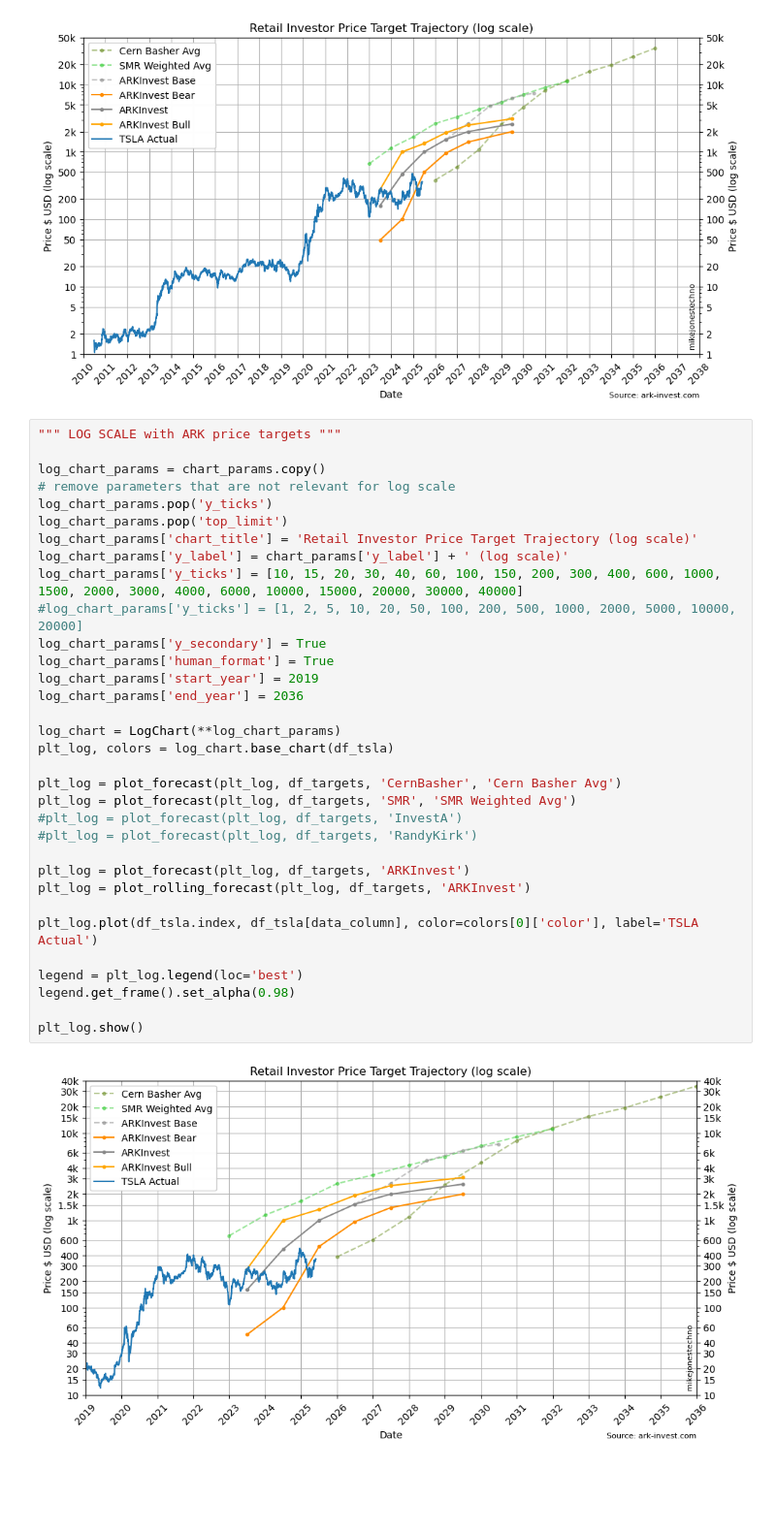
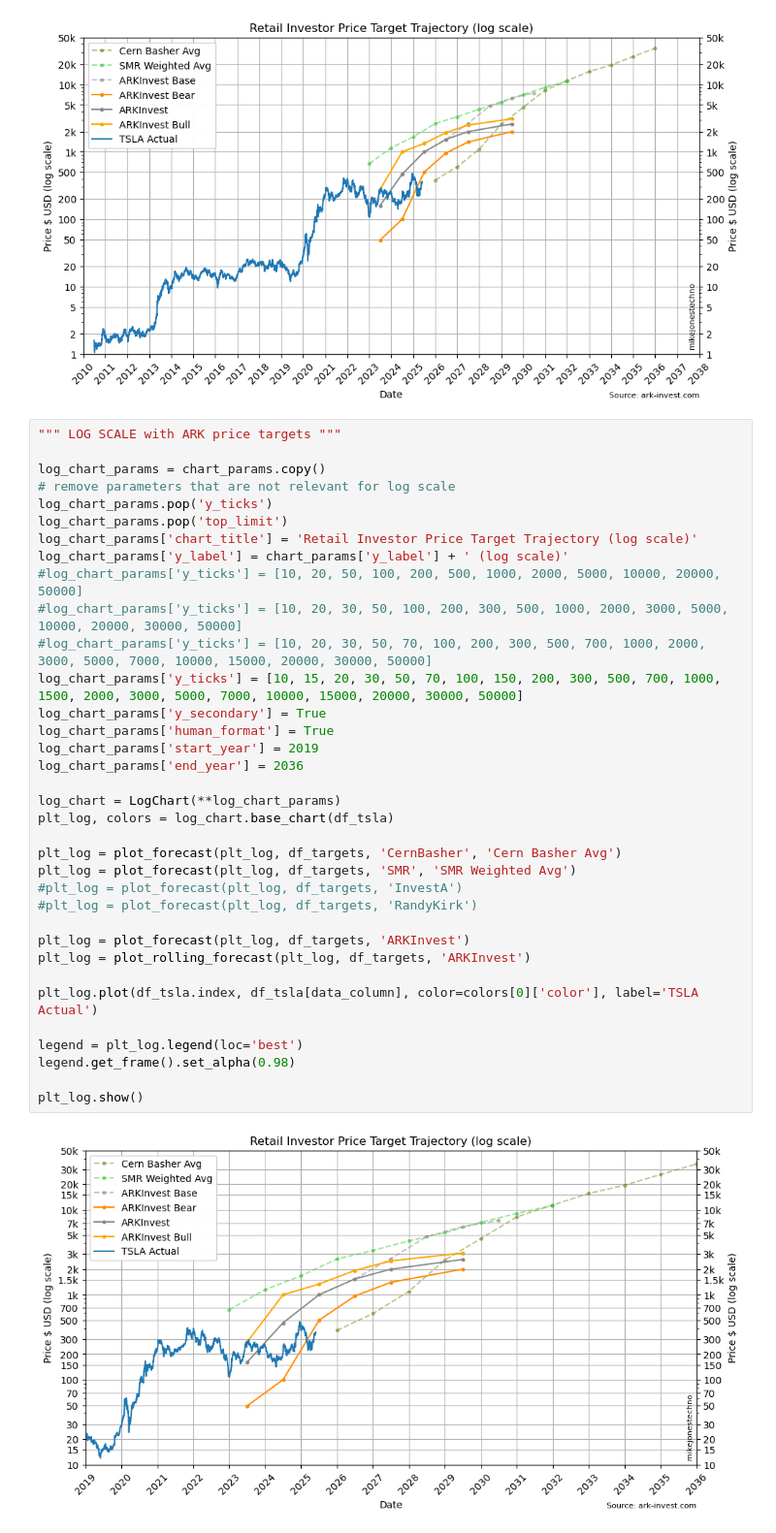
Before and after one commit to mikejonestechno/investment-analytics, a Jupyter notebook: notebooks/tsla-targets.ipynb, the cells around one changed output. Shown at 97% size. Cells and saved outputs as stored; diff of their text form; blank space fills up the shorter version.

```diff
--- a/notebooks/tsla-targets.ipynb
+++ b/notebooks/tsla-targets.ipynb
@@ -300,33 +300,35 @@ plt_log.show()
 
 log_chart_params = chart_params.copy()
 # remove parameters that are not relevant for log scale
 log_chart_params.pop('y_ticks')
 log_chart_params.pop('top_limit')
 log_chart_params['chart_title'] = 'Retail Investor Price Target Trajectory (log scale)'
 log_chart_params['y_label'] = chart_params['y_label'] + ' (log scale)'
-log_chart_params['y_ticks'] = [10, 15, 20, 30, 40, 60, 100, 150, 200, 300, 400, 600, 1000, 1500, 2000, 3000, 4000, 6000, 10000, 15000, 20000, 30000, 40000]
-#log_chart_params['y_ticks'] = [1, 2, 5, 10, 20, 50, 100, 200, 500, 1000, 2000, 5000, 10000, 20000]
+#log_chart_params['y_ticks'] = [10, 20, 50, 100, 200, 500, 1000, 2000, 5000, 10000, 20000, 50000]
+#log_chart_params['y_ticks'] = [10, 20, 30, 50, 100, 200, 300, 500, 1000, 2000, 3000, 5000, 10000, 20000, 30000, 50000]
+#log_chart_params['y_ticks'] = [10, 20, 30, 50, 70, 100, 200, 300, 500, 700, 1000, 2000, 3000, 5000, 7000, 10000, 15000, 20000, 30000, 50000]
+log_chart_params['y_ticks'] = [10, 15, 20, 30, 50, 70, 100, 150, 200, 300, 500, 700, 1000, 1500, 2000, 3000, 5000, 7000, 10000, 15000, 20000, 30000, 50000]
 log_chart_params['y_secondary'] = True
 log_chart_params['human_format'] = True
 log_chart_params['start_year'] = 2019
 log_chart_params['end_year'] = 2036
 
 log_chart = LogChart(**log_chart_params)
 plt_log, colors = log_chart.base_chart(df_tsla)
 
 plt_log = plot_forecast(plt_log, df_targets, 'CernBasher', 'Cern Basher Avg')
 plt_log = plot_forecast(plt_log, df_targets, 'SMR', 'SMR Weighted Avg')
 #plt_log = plot_forecast(plt_log, df_targets, 'InvestA')
 #plt_log = plot_forecast(plt_log, df_targets, 'RandyKirk')
 
 plt_log = plot_forecast(plt_log, df_targets, 'ARKInvest')
 plt_log = plot_rolling_forecast(plt_log, df_targets, 'ARKInvest')
 
 plt_log.plot(df_tsla.index, df_tsla[data_column], color=colors[0]['color'], label='TSLA Actual')
 
 legend = plt_log.legend(loc='best')
 legend.get_frame().set_alpha(0.98)
 
 plt_log.show()
 # %% [output]
-[figure, old version]
+[figure, new version]
```
